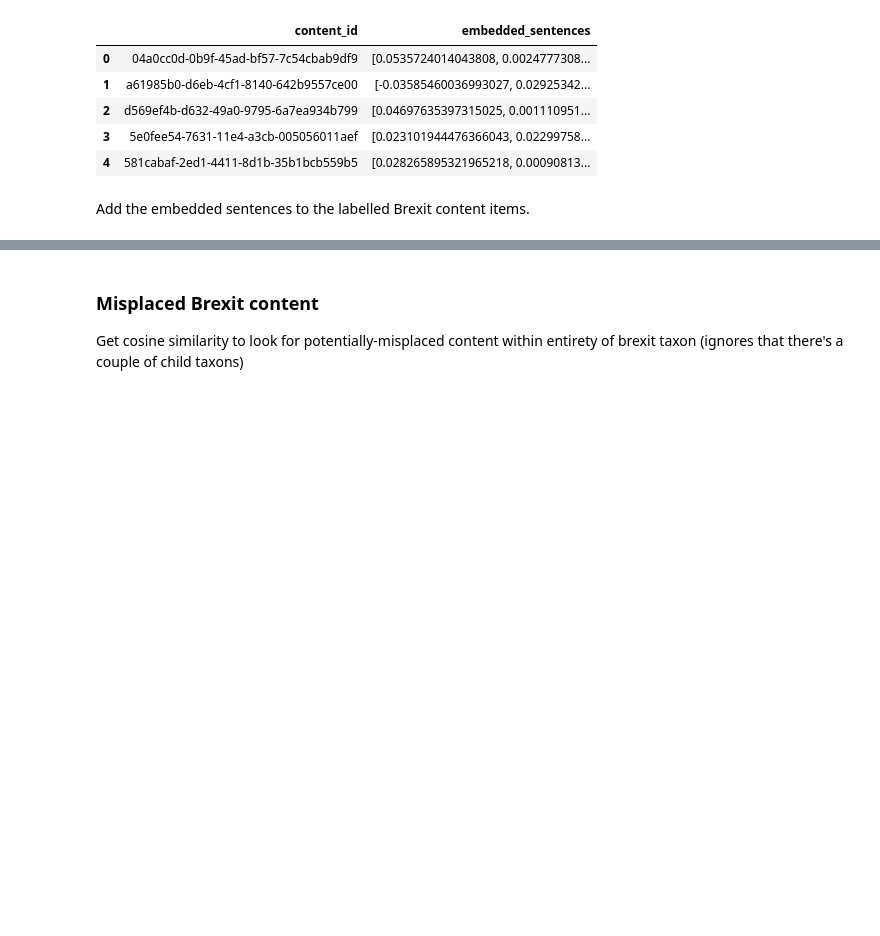
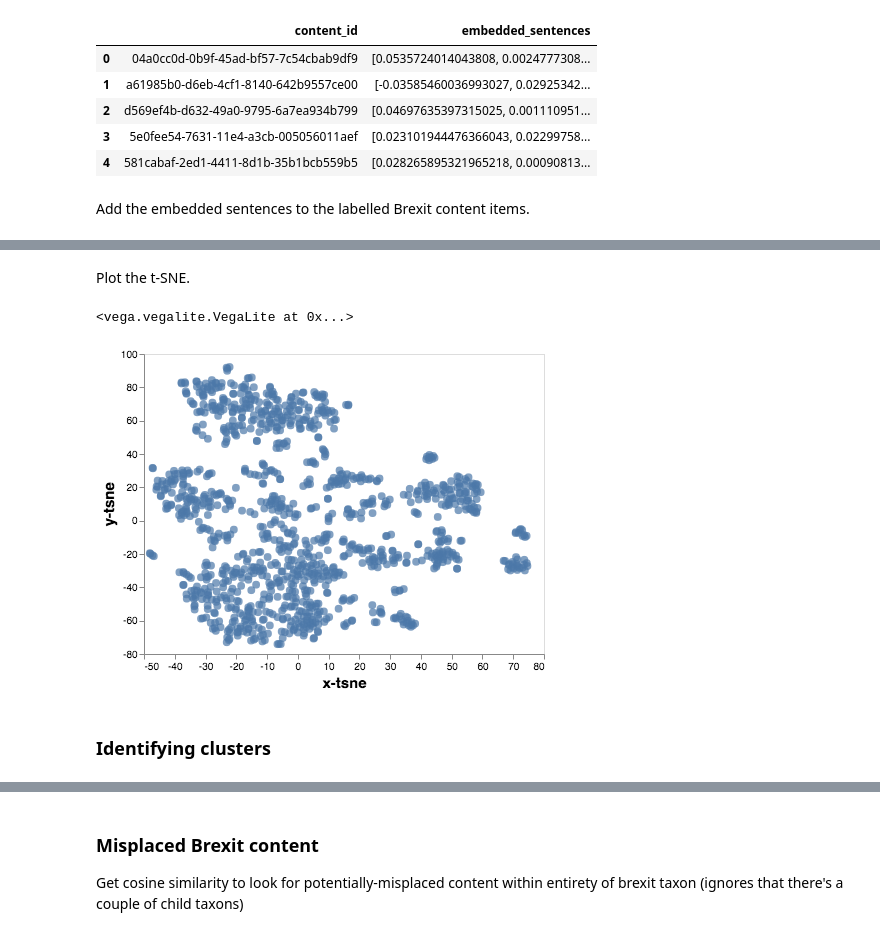
Before and after one commit to alphagov/content-similarity-models, a Jupyter notebook: google-universal-encoder/explore_misplaced_content.ipynb, the cells around one changed output, grey strips where cells are left out. Cells and saved outputs as stored; diff of their text form; code cells hidden in the pictures; blank space fills up the shorter version.

```diff
--- a/google-universal-encoder/explore_misplaced_content.ipynb
+++ b/google-universal-encoder/explore_misplaced_content.ipynb
@@ -679,0 +710,8 @@ brexit_tsne.save('brexit_tsne.html')
+# %%
+tsne_setup = TSNE(
+    n_components = 2,
+    verbose = 1,
+    perplexity = 20,
+    n_iter = 7000
+)
+tsne_brexit = tsne_setup.fit_transform(brexit_embeddings)
@@ -679,0 +729,3 @@ brexit_tsne.save('brexit_tsne.html')
+# %%
+labelled_brexit['x-tsne'] = tsne_brexit[:, 0]
+labelled_brexit['y-tsne'] = tsne_brexit[:, 1]
@@ -679,0 +744,16 @@ brexit_tsne.save('brexit_tsne.html')
+# %% [markdown]
+Plot the t-SNE.
+# %%
+plot_brexit_tsne = alt.Chart(
+    labelled_brexit[['x-tsne', 'y-tsne','title']]).mark_circle(size = 60).encode(
+    alt.X('x-tsne:Q', axis = alt.Axis(grid = False)),
+    alt.Y('y-tsne:Q', axis = alt.Axis(grid = False)),
+    tooltip = ['title:N']
+).configure_axis(titleFontSize = 15).interactive()
+
+plot_brexit_tsne.display()
+# %% [output]
+<vega.vegalite.VegaLite at 0x...>
+[figure, added]
+# %% [markdown]
+### Identifying clusters
```
Also changed, not shown: parts of 50 cells of this notebook.
